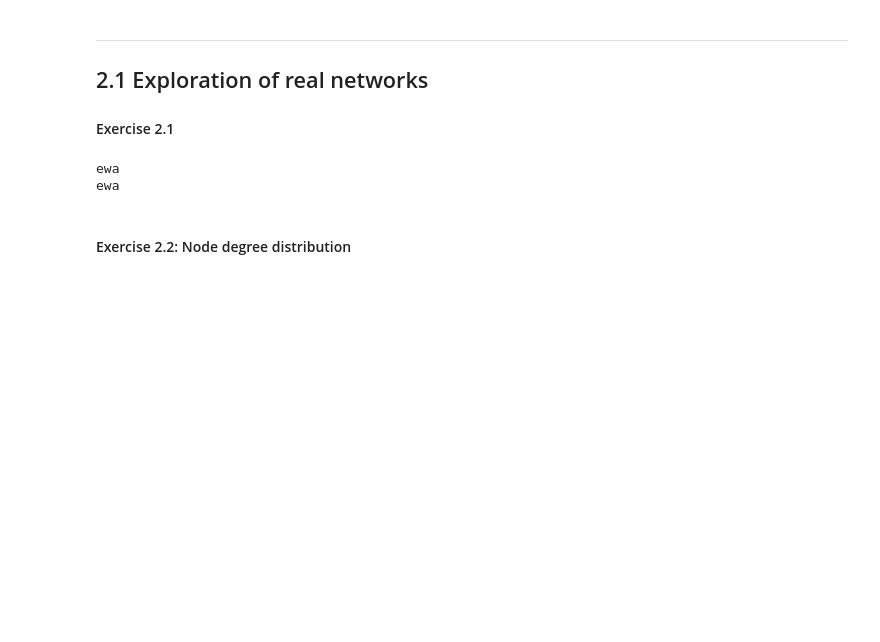
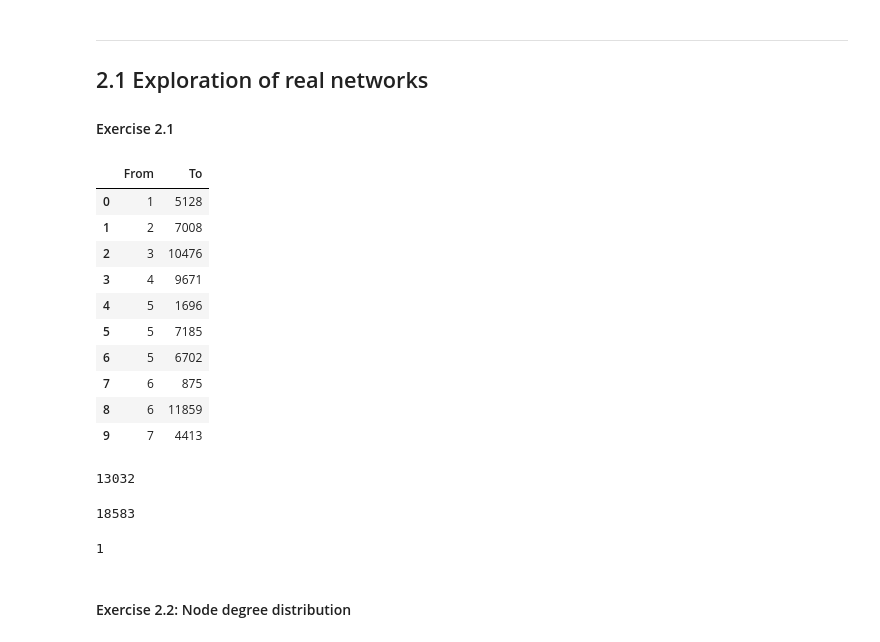
Before and after one commit to ewaMiazga/InternetAnalytics-2023, a Jupyter notebook: assignment/ix-lab2-notebook-part1.ipynb, the cells around one changed output. Drawn from its saved outputs; the diff is of its cells as text; code cells hidden in the pictures; blank space fills up the shorter version.

```diff
--- a/assignment/ix-lab2-notebook-part1.ipynb
+++ b/assignment/ix-lab2-notebook-part1.ipynb
@@ -28,10 +30,18 @@
 # %%
+# ... WRITE YOUR CODE HERE...
 import pandas as pd
-print("ewa")
-network1 = pd.read_csv('../data/network1.csv', comment = '#', header = None)
-network1.columns = ['fromNode', 'toNode']
-network1.head()
-print("ewa")
+netw1 = pd.read_csv('../data/network1.csv', comment='#')
+netw1.columns = ['From', 'To']
+netw1.head(10)
 # %% [output]
-ewa
-ewa
+|  | From | To |
+| 0 | 1 | 5128 |
+| 1 | 2 | 7008 |
+| 2 | 3 | 10476 |
+| 3 | 4 | 9671 |
+| 4 | 5 | 1696 |
+| 5 | 5 | 7185 |
+| 6 | 5 | 6702 |
+| 7 | 6 | 875 |
+| 8 | 6 | 11859 |
+| 9 | 7 | 4413 |
@@ -38,2 +55,14 @@ ewa
+# %%
+G1.number_of_nodes()
+# %% [output]
+13032
+# %%
+G1.number_of_edges()
+# %% [output]
+18583
+# %%
+G1.degree[2]
+# %% [output]
+1
 # %% [markdown]
 #### Exercise 2.2:  Node degree distribution
```
Also changed, not shown: parts of 33 cells of this notebook.
